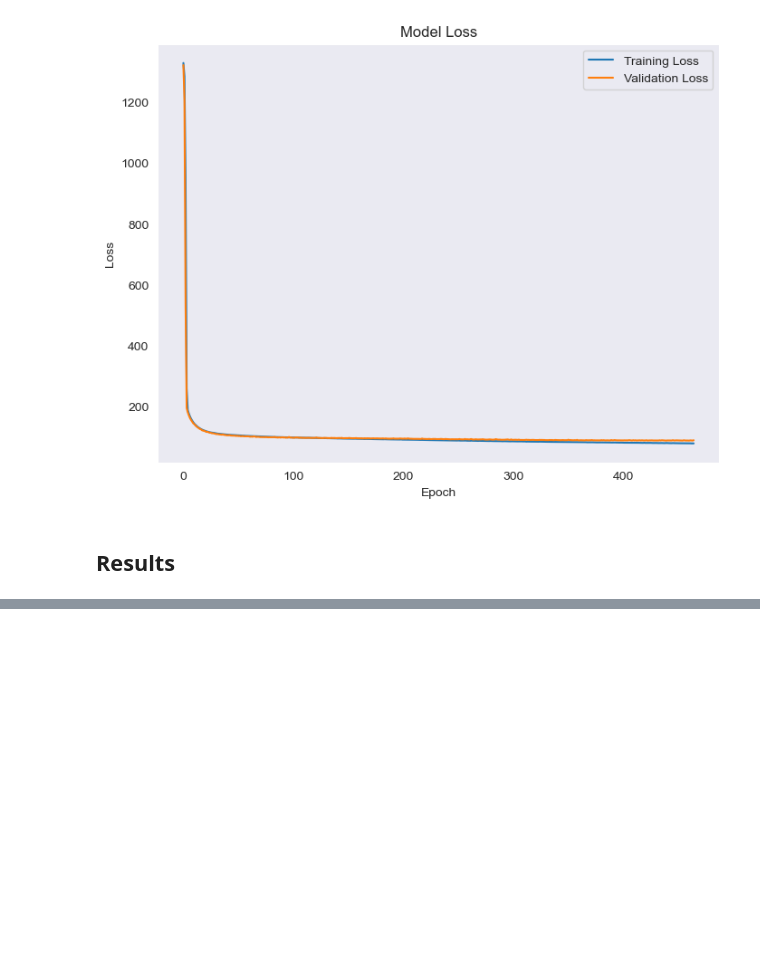
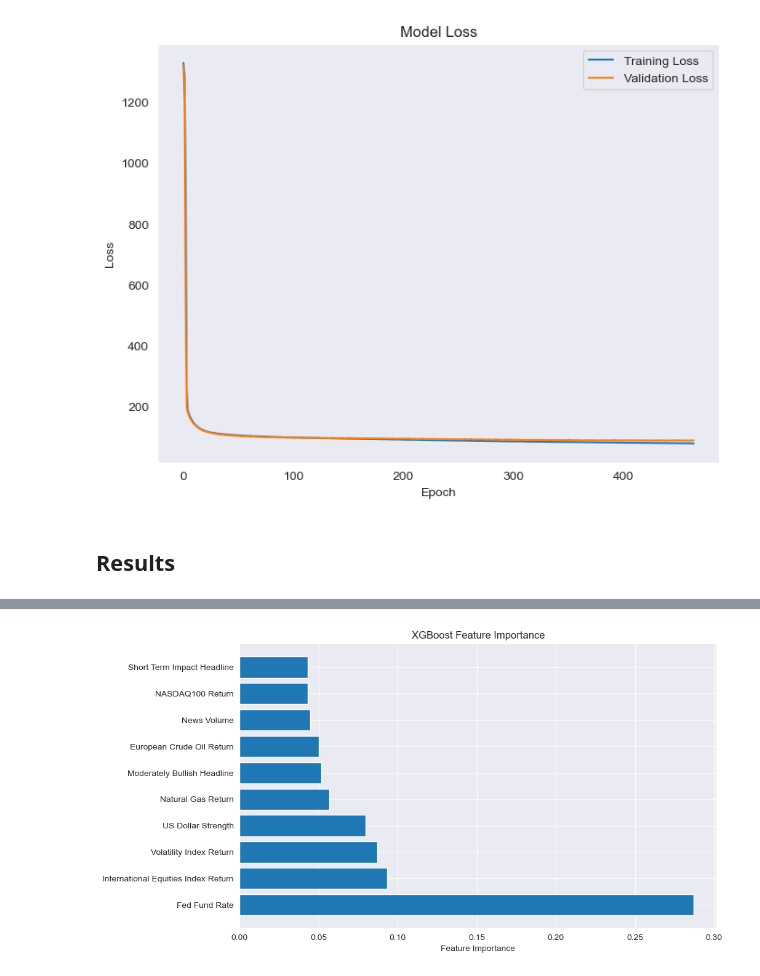
Before and after one commit to itsGarrin/nlp-commodities-price-prediction, a Jupyter notebook: notebook/nlp-commodities-price-prediction.ipynb, the cells around one changed output, grey strips where cells are left out. Saved outputs shown, nothing was run; the diff lists cells and outputs as text; code cells hidden in the pictures; blank space fills up the shorter version.

```diff
--- a/notebook/nlp-commodities-price-prediction.ipynb
+++ b/notebook/nlp-commodities-price-prediction.ipynb
@@ -1196,0 +1208,29 @@ utils.plot_loss(ann)
+# %%
+# show the top 10 features
+feature_importance = pd.DataFrame(xgb_model.feature_importances_, index=X_train.columns, columns=['Importance'])
+feature_importance.sort_values(by='Importance', ascending=False).head(10)
+
+# change the names of the columns to the following:
+names = {
+    'Short/Long_Short': 'Short Term Impact Headline',
+    'QQQ return': 'NASDAQ100 Return',
+    'crude_oil_europe_return': 'European Crude Oil Return',
+    'Bullish/Bearish_Moderately Bullish': 'Moderately Bullish Headline',
+    'natural_gas_return': 'Natural Gas Return',
+    'usd_index_return': 'US Dollar Strength',
+    'vix_return': 'Volatility Index Return',
+    'VXUS_return': 'International Equities Index Return',
+    'Fed Funds Rate': 'Federal Funds Rate',
+}
+
+feature_importance = feature_importance.rename(index=names)
+feature_importance.sort_values(by='Importance', ascending=False).head(10)
+
+plt.figure(figsize=(10, 6))
+plt.barh(feature_importance.sort_values(by='Importance', ascending=False).head(10).index,
+         feature_importance.sort_values(by='Importance', ascending=False).head(10)['Importance'])
+plt.xlabel('Feature Importance')
+plt.title('XGBoost Feature Importance')
+plt.show()
+# %% [output]
+[figure, added]
```
Also changed, not shown: parts of 5 cells of this notebook.
